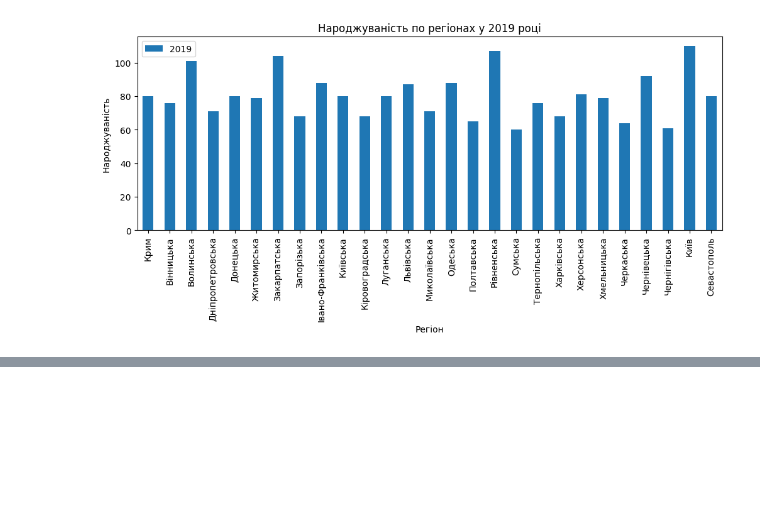
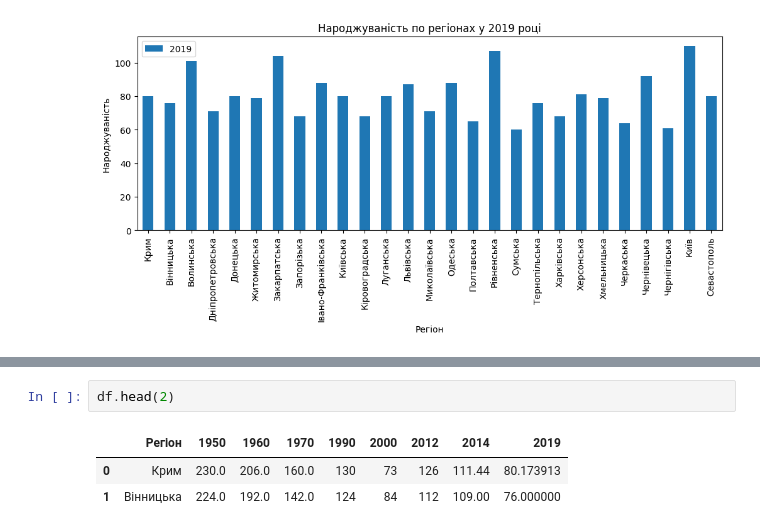
Before and after one commit to lexxai/goit_python_ds_hw_02, a Jupyter notebook: Hw2.1.ipynb, the cells around one changed output, grey strips where cells are left out. Saved outputs shown, nothing was run; the diff lists cells and outputs as text; blank space fills up the shorter version.

```diff
--- a/Hw2.1.ipynb
+++ b/Hw2.1.ipynb
@@ -221,0 +233,6 @@ plt.show()
+# %%
+df.head(2)
+# %% [output]
+|  | Регіон | 1950 | 1960 | 1970 | 1990 | 2000 | 2012 | 2014 | 2019 |
+| 0 | Крим | 230.0 | 206.0 | 160.0 | 130 | 73 | 126 | 111.44 | 80.173913 |
+| 1 | Вінницька | 224.0 | 192.0 | 142.0 | 124 | 84 | 112 | 109.00 | 76.000000 |
```
Also changed, not shown: parts of 7 cells of this notebook.
